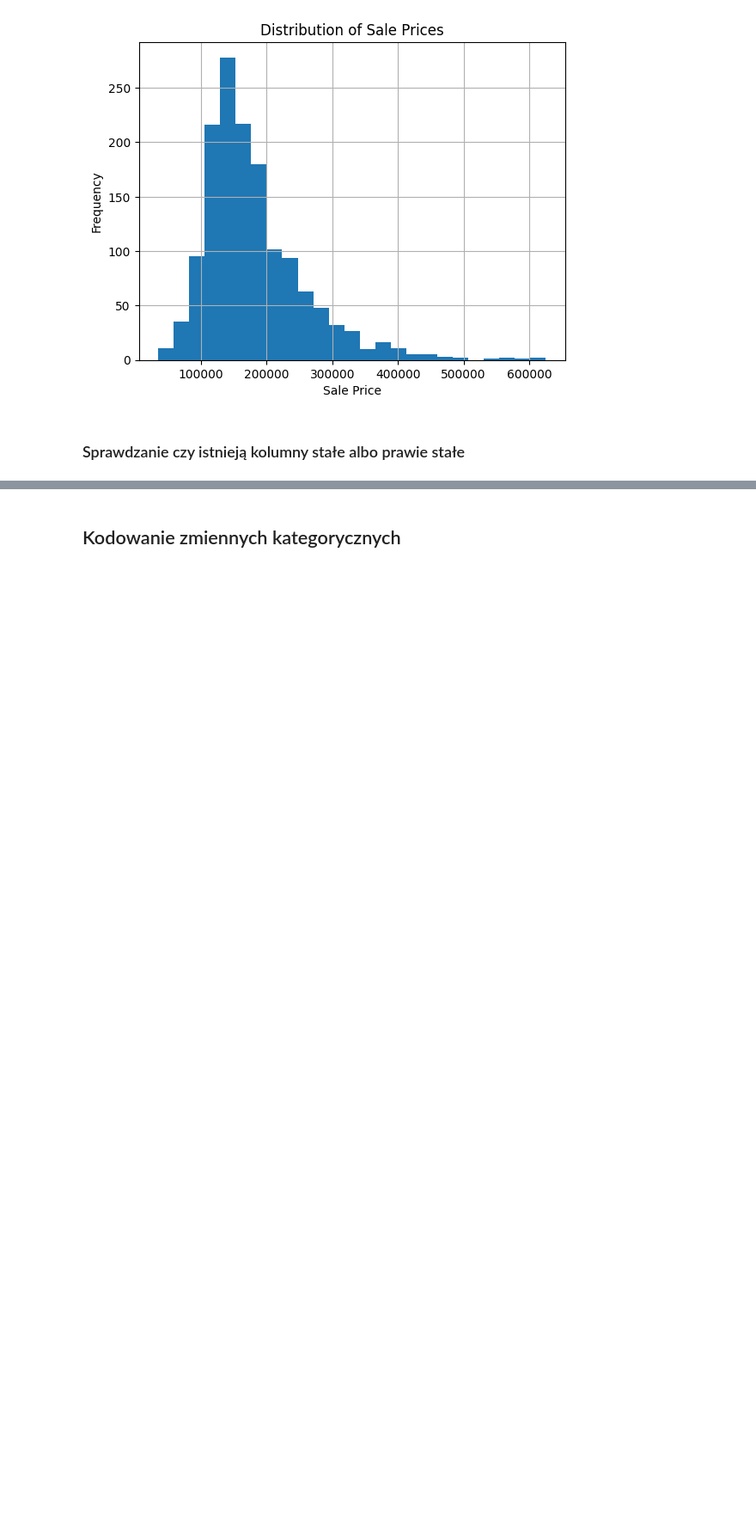
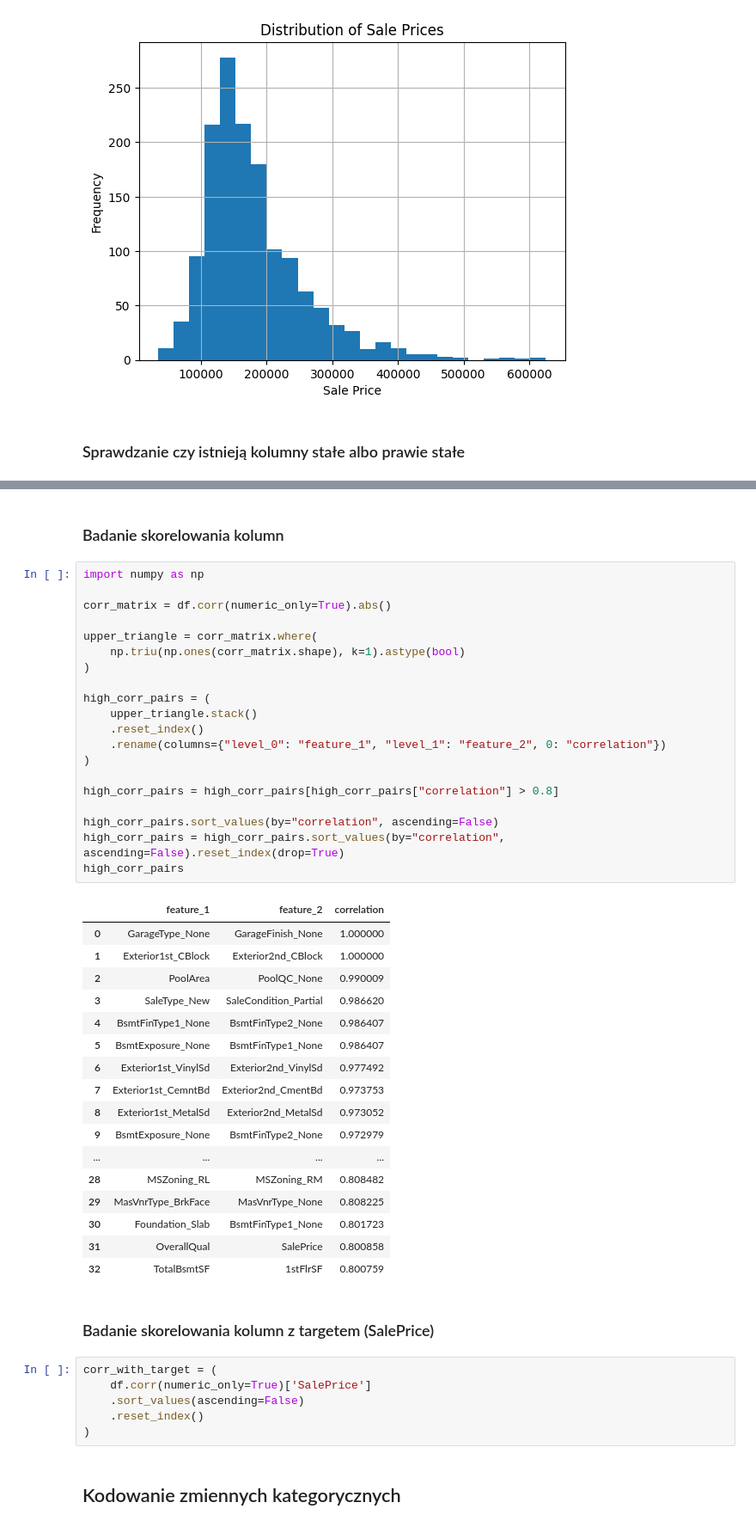
Before and after one commit to Stawicki2137/ai-regression-classification, a Jupyter notebook: notebooks/regression_ames_housing.ipynb, the cells around one changed output, grey strips where cells are left out. Shown at 86% size. Cells and saved outputs as stored; diff of their text form; blank space fills up the shorter version.

Commit message:
badanie skorelowania kolumn

```diff
--- a/notebooks/regression_ames_housing.ipynb
+++ b/notebooks/regression_ames_housing.ipynb
@@ -193,3 +201,51 @@ Potential ID-like columns (every row unique)
+# %% [markdown]
+### Badanie skorelowania kolumn
+# %%
+import numpy as np
+
+corr_matrix = df.corr(numeric_only=True).abs()
+
+upper_triangle = corr_matrix.where(
+    np.triu(np.ones(corr_matrix.shape), k=1).astype(bool)
+)
+
+high_corr_pairs = (
+    upper_triangle.stack()
+    .reset_index()
+    .rename(columns={"level_0": "feature_1", "level_1": "feature_2", 0: "correlation"})
+)
+
+high_corr_pairs = high_corr_pairs[high_corr_pairs["correlation"] > 0.8]
+
+high_corr_pairs.sort_values(by="correlation", ascending=False)
+high_corr_pairs = high_corr_pairs.sort_values(by="correlation", ascending=False).reset_index(drop=True)
+high_corr_pairs
+# %% [output]
+|  | feature_1 | feature_2 | correlation |
+| 0 | GarageType_None | GarageFinish_None | 1.000000 |
+| 1 | Exterior1st_CBlock | Exterior2nd_CBlock | 1.000000 |
+| 2 | PoolArea | PoolQC_None | 0.990009 |
+| 3 | SaleType_New | SaleCondition_Partial | 0.986620 |
+| 4 | BsmtFinType1_None | BsmtFinType2_None | 0.986407 |
+| 5 | BsmtExposure_None | BsmtFinType1_None | 0.986407 |
+| 6 | Exterior1st_VinylSd | Exterior2nd_VinylSd | 0.977492 |
+| 7 | Exterior1st_CemntBd | Exterior2nd_CmentBd | 0.973753 |
+| 8 | Exterior1st_MetalSd | Exterior2nd_MetalSd | 0.973052 |
+| 9 | BsmtExposure_None | BsmtFinType2_None | 0.972979 |
+| ... | ... | ... | ... |
+| 28 | MSZoning_RL | MSZoning_RM | 0.808482 |
+| 29 | MasVnrType_BrkFace | MasVnrType_None | 0.808225 |
+| 30 | Foundation_Slab | BsmtFinType1_None | 0.801723 |
+| 31 | OverallQual | SalePrice | 0.800858 |
+| 32 | TotalBsmtSF | 1stFlrSF | 0.800759 |
+# %% [markdown]
+### Badanie skorelowania kolumn z targetem (SalePrice)
+# %%
+corr_with_target = (
+    df.corr(numeric_only=True)['SalePrice']
+    .sort_values(ascending=False)
+    .reset_index()
+)
 # %% [markdown]
 ## Kodowanie zmiennych kategorycznych
 # %%
```
Also changed, not shown: parts of 2 cells of this notebook.
